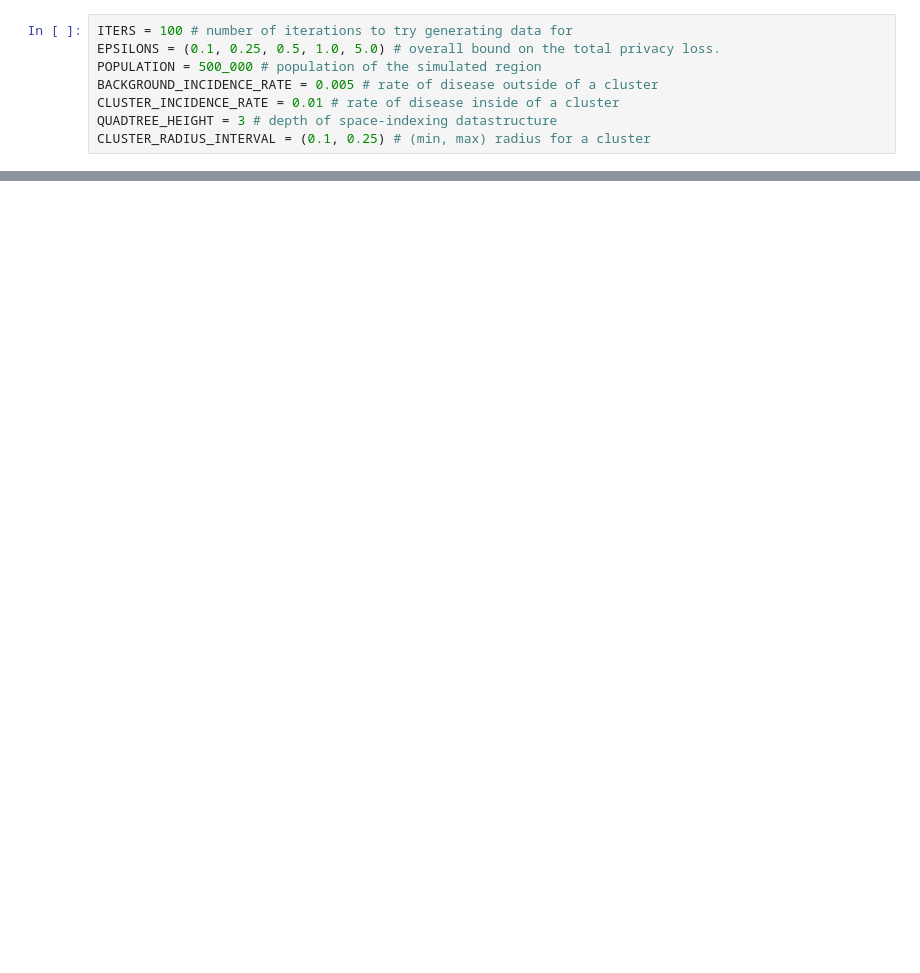
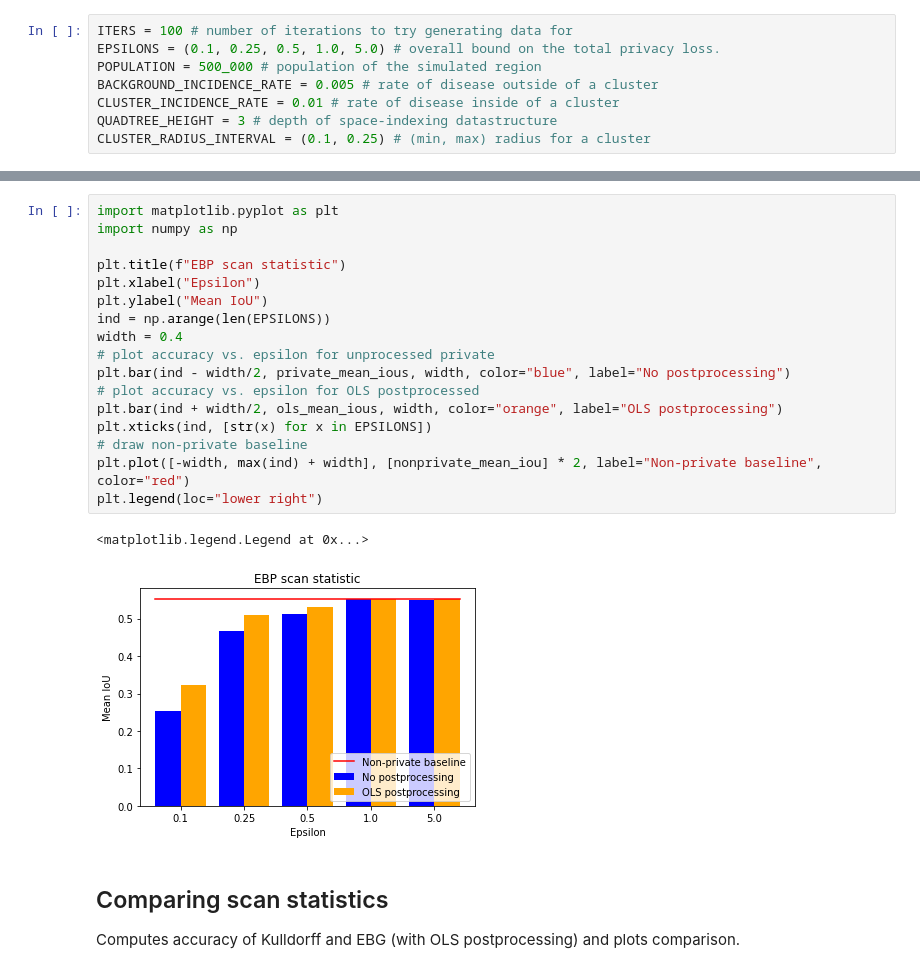
Before and after one commit to uva-dp-spatial-cluster-detection/dp-spatial-decompositions, a Jupyter notebook: benchmark_accuracy.ipynb, the cells around one changed output, grey strips where cells are left out. Saved outputs shown, nothing was run; the diff lists cells and outputs as text; blank space fills up the shorter version.

```diff
--- a/benchmark_accuracy.ipynb
+++ b/benchmark_accuracy.ipynb
@@ -96,0 +171,23 @@ plt.legend(loc="lower right")
+# %%
+import matplotlib.pyplot as plt
+import numpy as np
+
+plt.title(f"EBP scan statistic")
+plt.xlabel("Epsilon")
+plt.ylabel("Mean IoU")
+ind = np.arange(len(EPSILONS))
+width = 0.4
+# plot accuracy vs. epsilon for unprocessed private
+plt.bar(ind - width/2, private_mean_ious, width, color="blue", label="No postprocessing")
+# plot accuracy vs. epsilon for OLS postprocessed
+plt.bar(ind + width/2, ols_mean_ious, width, color="orange", label="OLS postprocessing")
+plt.xticks(ind, [str(x) for x in EPSILONS])
+# draw non-private baseline
+plt.plot([-width, max(ind) + width], [nonprivate_mean_iou] * 2, label="Non-private baseline", color="red")
+plt.legend(loc="lower right")
+# %% [output]
+<matplotlib.legend.Legend at 0x...>
+[figure, added]
+# %% [markdown]
+## Comparing scan statistics
+Computes accuracy of Kulldorff and EBG (with OLS postprocessing) and plots comparison.
```
Also changed, not shown: parts of 8 cells of this notebook, 1 other file.
